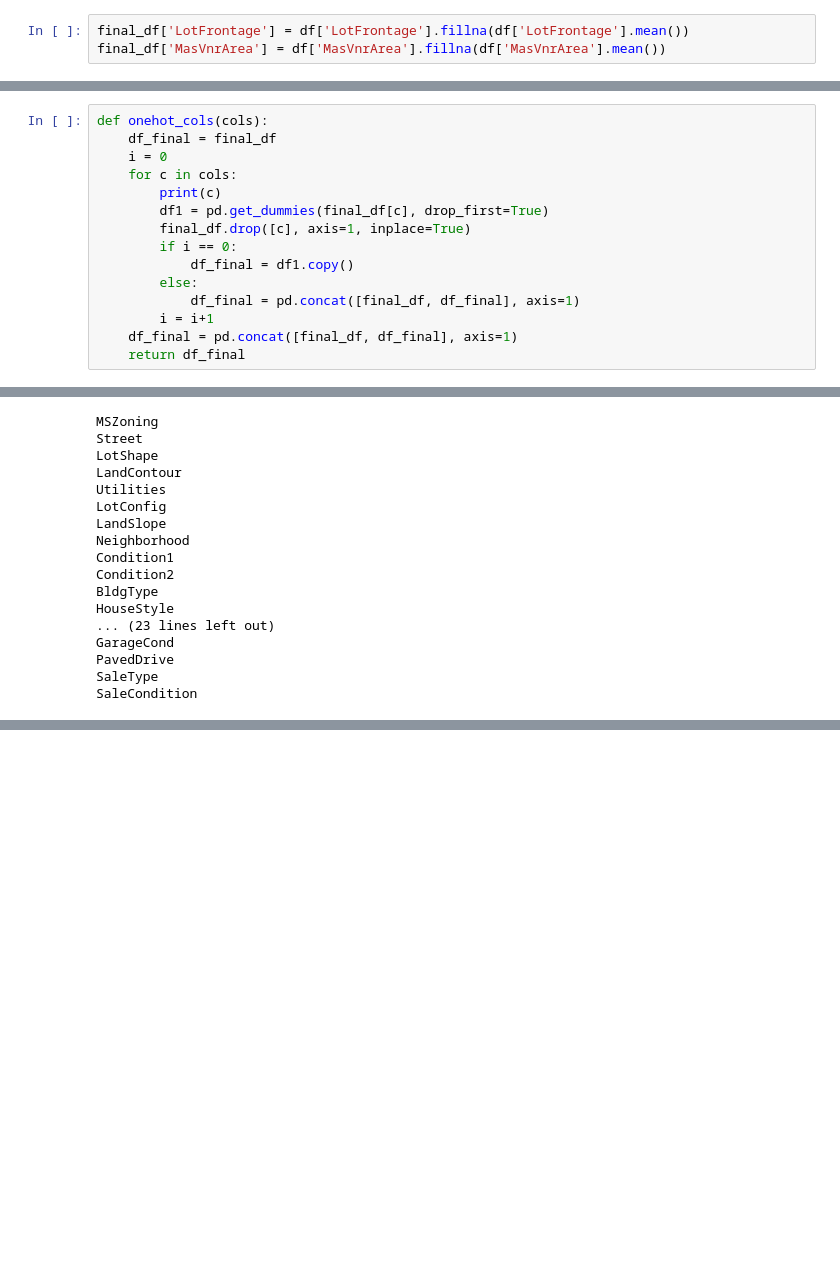
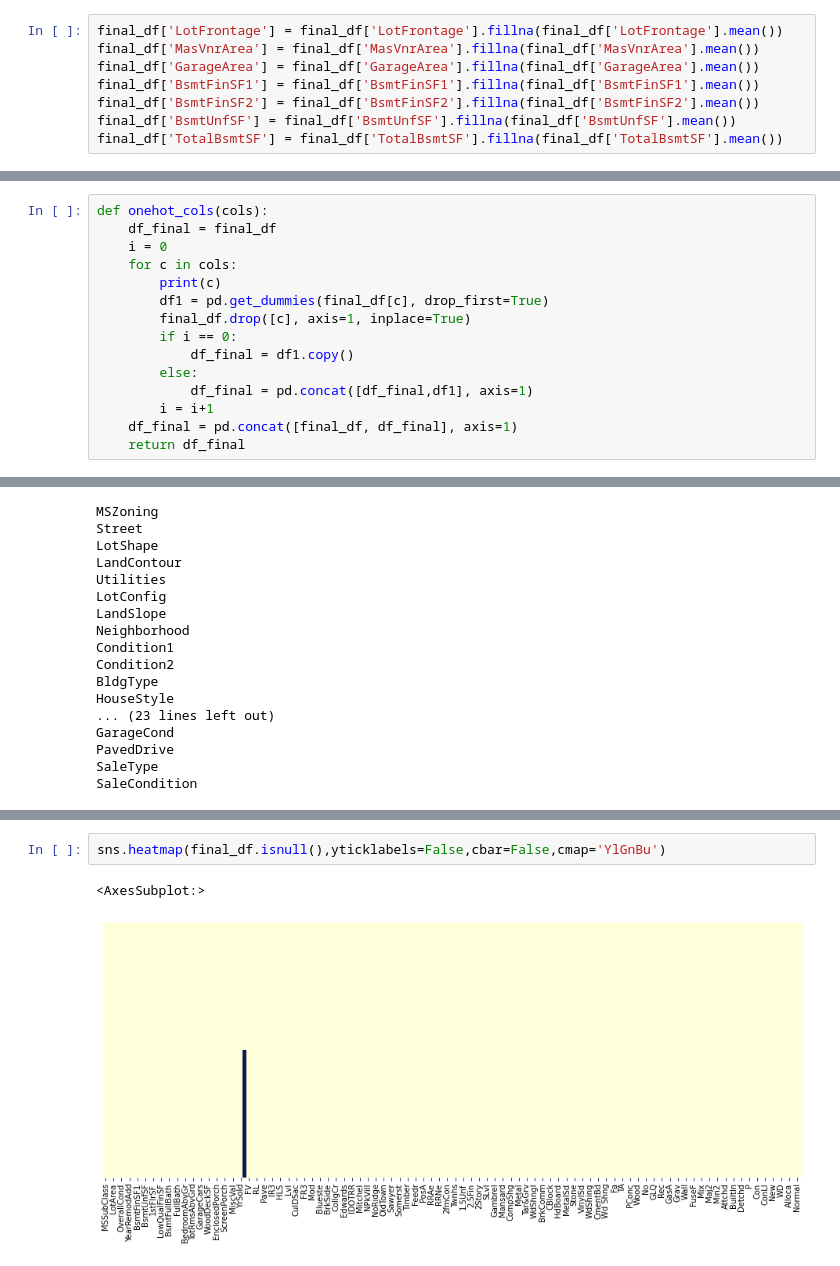
Before and after one commit to sinchan-s/everything_data_science, a Jupyter notebook: house-prices-advanced-regression-techniques/House_price_prediction.ipynb, the cells around one changed output, grey strips where cells are left out. Saved outputs shown, nothing was run; the diff lists cells and outputs as text; blank space fills up the shorter version.

```diff
--- a/house-prices-advanced-regression-techniques/House_price_prediction.ipynb
+++ b/house-prices-advanced-regression-techniques/House_price_prediction.ipynb
@@ -76,5 +76,10 @@ memory usage: 1.8+ MB
 # %% [markdown]
 #### Numerical NA values are filled with `mean()`
 # %%
-final_df['LotFrontage'] = df['LotFrontage'].fillna(df['LotFrontage'].mean())
-final_df['MasVnrArea'] = df['MasVnrArea'].fillna(df['MasVnrArea'].mean())
+final_df['LotFrontage'] = final_df['LotFrontage'].fillna(final_df['LotFrontage'].mean())
+final_df['MasVnrArea'] = final_df['MasVnrArea'].fillna(final_df['MasVnrArea'].mean())
+final_df['GarageArea'] = final_df['GarageArea'].fillna(final_df['GarageArea'].mean())
+final_df['BsmtFinSF1'] = final_df['BsmtFinSF1'].fillna(final_df['BsmtFinSF1'].mean())
+final_df['BsmtFinSF2'] = final_df['BsmtFinSF2'].fillna(final_df['BsmtFinSF2'].mean())
+final_df['BsmtUnfSF'] = final_df['BsmtUnfSF'].fillna(final_df['BsmtUnfSF'].mean())
+final_df['TotalBsmtSF'] = final_df['TotalBsmtSF'].fillna(final_df['TotalBsmtSF'].mean())
@@ -158,7 +194,7 @@ def onehot_cols(cols):
         if i == 0:
             df_final = df1.copy()
         else:
-            df_final = pd.concat([final_df, df_final], axis=1)
+            df_final = pd.concat([df_final,df1], axis=1)
         i = i+1
     df_final = pd.concat([final_df, df_final], axis=1)
     return df_final
@@ -203,0 +256,5 @@ final_df.head()
+# %%
+sns.heatmap(final_df.isnull(),yticklabels=False,cbar=False,cmap='YlGnBu')
+# %% [output]
+<AxesSubplot:>
+[figure, added]
```
Also changed, not shown: parts of 18 cells of this notebook, 2 other files.
